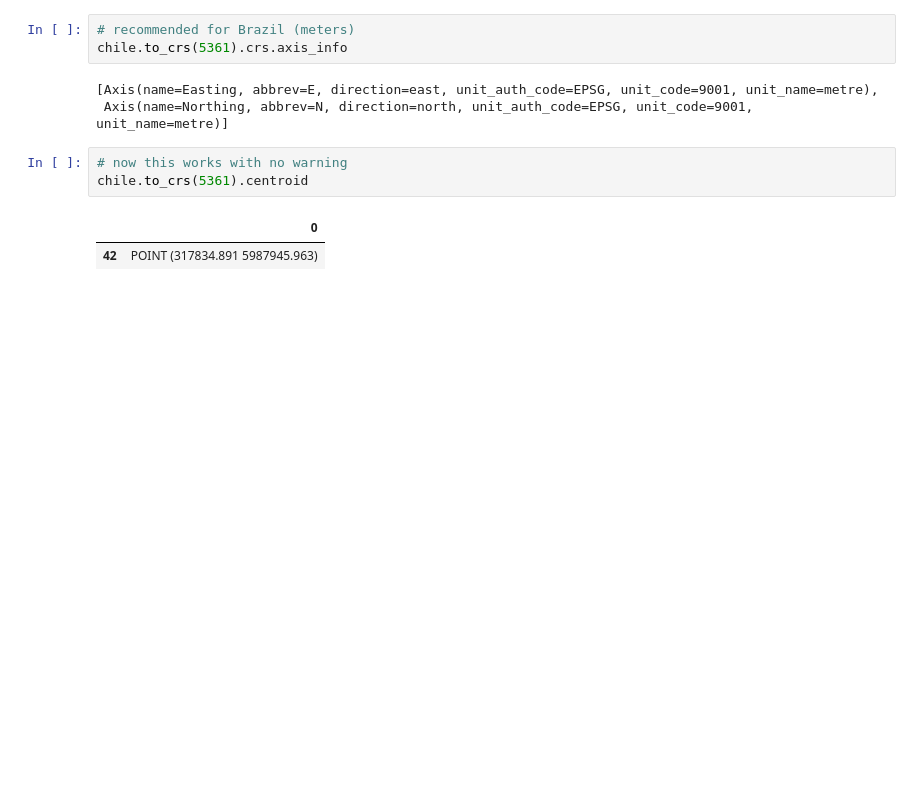
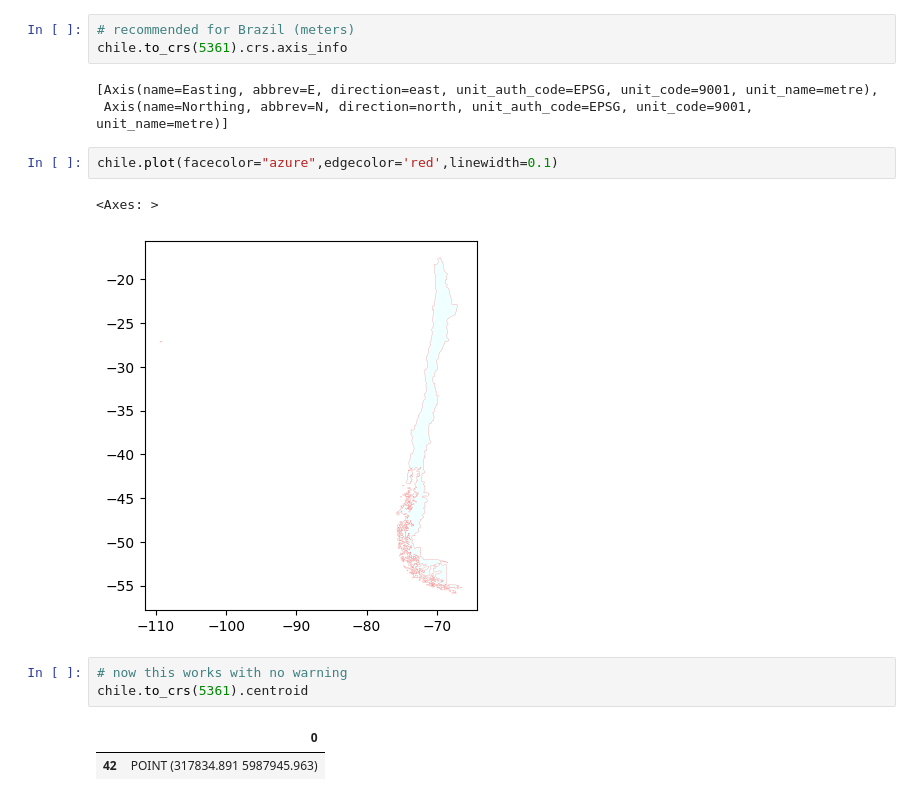
Before and after one commit to AdriMA3/introgeodf, a Jupyter notebook: index.ipynb, the cells around one changed output. Drawn from its saved outputs; the diff is of its cells as text; blank space fills up the shorter version.

```diff
--- a/index.ipynb
+++ b/index.ipynb
@@ -209,6 +209,11 @@ chile.to_crs(5361).crs.axis_info
 # %% [output]
 [Axis(name=Easting, abbrev=E, direction=east, unit_auth_code=EPSG, unit_code=9001, unit_name=metre),
  Axis(name=Northing, abbrev=N, direction=north, unit_auth_code=EPSG, unit_code=9001, unit_name=metre)]
+# %%
+chile.plot(facecolor="azure",edgecolor='red',linewidth=0.1)
+# %% [output]
+<Axes: >
+[figure, added]
 # %%
 # now this works with no warning
 chile.to_crs(5361).centroid
```
Also changed, not shown: parts of 51 cells of this notebook.
